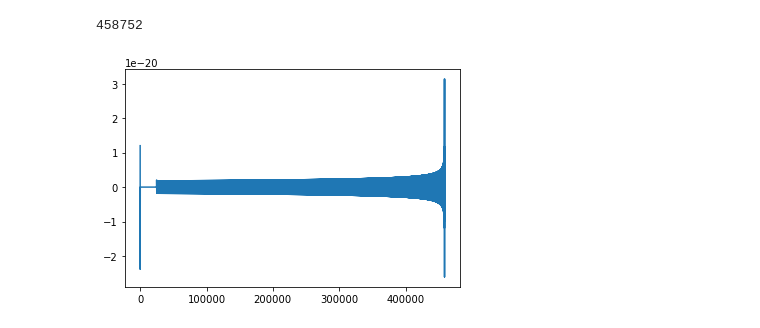
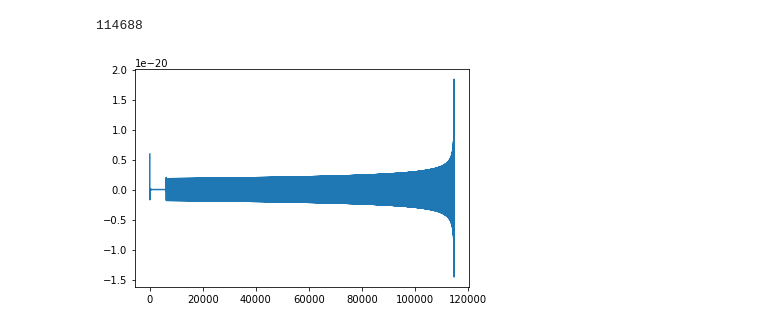
Before and after one commit to miryamrodsan/Notebook-GW, a Jupyter notebook: Handford.ipynb, the cells around one changed output. Saved outputs shown, nothing was run; the diff lists cells and outputs as text; code cells hidden in the pictures.

```diff
--- a/Handford.ipynb
+++ b/Handford.ipynb
@@ -73,29 +98,47 @@ pylab.xlim(30,2048)
 
 '''
 We need to apply a window function
-to our time-domain data before transforming, which we can do using the scipy.signal module:
+to our time-domain data before transforming, which it can be done using the scipy.signal module:
 '''
 
 from scipy import signal
 #from scipy.signal import get_window
 
+windowhan= signal.tukey(len(conditionedhan),alpha=0.125)#The signal itself has a Tukey window (α =1/8)?
+strainhanw =  conditionedhan * windowhan
 
-windowhan= signal.tukey(len(conditionedhan),alpha=0.25)#DOUBT: I did not find the exact value
-strainhanw =  conditionedhan * windowhan
+
+#pylab.plot(strainhan.sample_times,strainhan,'tab:blue')
+pylab.plot(strainhanw.sample_times,strainhanw)
+pylab.xlabel('Time (s)')
+pylab.show()
+
+
 
 psdhanw= strainhanw.psd(4)
 psdhanw= interpolate(psdhanw, strainhanw.delta_f)
 psdhanw= inverse_spectrum_truncation(psdhanw, 4 * strainhanw.sample_rate,
                                   low_frequency_cutoff=30)
 
+
 pylab.loglog(psdhanw.sample_frequencies, psdhanw)
 pylab.ylabel('$Strain^2 / Hz$')
 pylab.xlabel('Frequency (Hz)')
-pylab.xlim(30, 2048)
+#pylab.xlim(30, 2048)
+pylab.xlim(30,1024)
+
+'''
+
+# We explicitly control how much data will be corrupted by overwhitening the data later on
+# In this case we choose 2 seconds.
+psds[ifo] = inverse_spectrum_truncation(psds[ifo], 2 * strain[ifo].sample_rate,
+                                    low_frequency_cutoff=15.0,
+                                    trunc_method='hann')
 
 
-#print(len(conditionedhan))
-#print(len(strainhanw))
-#print(len(psdhan))
-#print(len(psdhanw))
+'''
+print(len(conditionedhan))
+print(len(strainhanw))
+print(len(psdhan))
+print(len(psdhanw))
 # %% [output]
@@ -107,16 +154,17 @@ import pylab
 
 
 #In a search we would grid over the parameters and calculate the SNR time series for each one
+# Changing the parameters and  happens to the waveform
+# and the resulting SNR.
 
 hphan, hchan = get_td_waveform(approximant="SEOBNRv4T",
                      mass1=1.35,
                      mass2=1.3795,#chirp mass equation
                      spin1z=0.0,
                      spin2z=0.0,
-                     delta_t=1.0/16384 ,#4096
+                     delta_t=1.0/4096 ,#4096
                      f_lower=40)#f_lower=20 is to low
 
-# We will resize the vector to match our data
 hphan.resize(len(conditionedhan))
 
 
@@ -130,34 +178,34 @@ hphan, hcan = get_td_waveform(approximant="SEOBNRv4T",
                      delta_t=1.0/16384,
                      f_lower=100)
 
 hphan.resize(len(strainhanw))
 
 print(1/conditionedhan.delta_t)
 
 '''
 # The waveform begins at the start of the vector, so if we want the
 # SNR time series to correspond to the approximate merger location
 # we need to shift the data so that the merger is approximately at the
 # first bin of the data.
 
 # This function rotates the vector by a fixed amount of time.
 # It treats the data as if it were on a ring. Note that
 # time stamps are *not* in general affected, but the true
 # position in the vector is.
 #
 # By convention waveforms returned from `get_td_waveform` have their
 # merger stamped with time zero, so we can use the start time to
 # shift the merger into position
 templatehan = hphan.cyclic_time_shift(hphan.start_time) ##
 print(len(templatehan))
 pylab.plot(templatehan)
 pylab.show()
 
 #print(len(conditionedhan))
 #print(len(templatehan))
 #print(len(strainhanw))
 # %% [output]
-458752
+114688
-[figure, old version]
+[figure, new version]
 # %%
 # signal-to-noise time series
```
Also changed, not shown: parts of 26 cells of this notebook.
